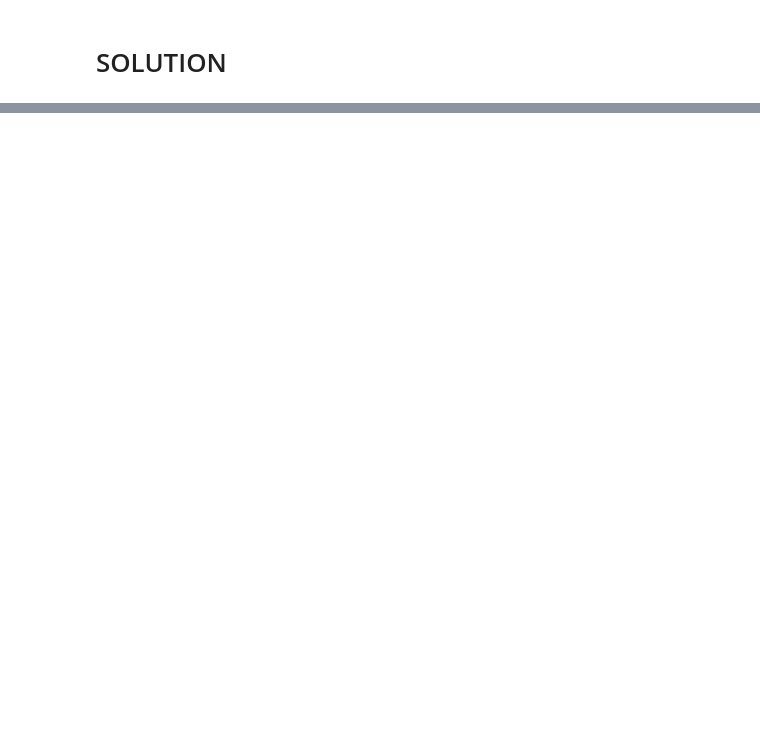
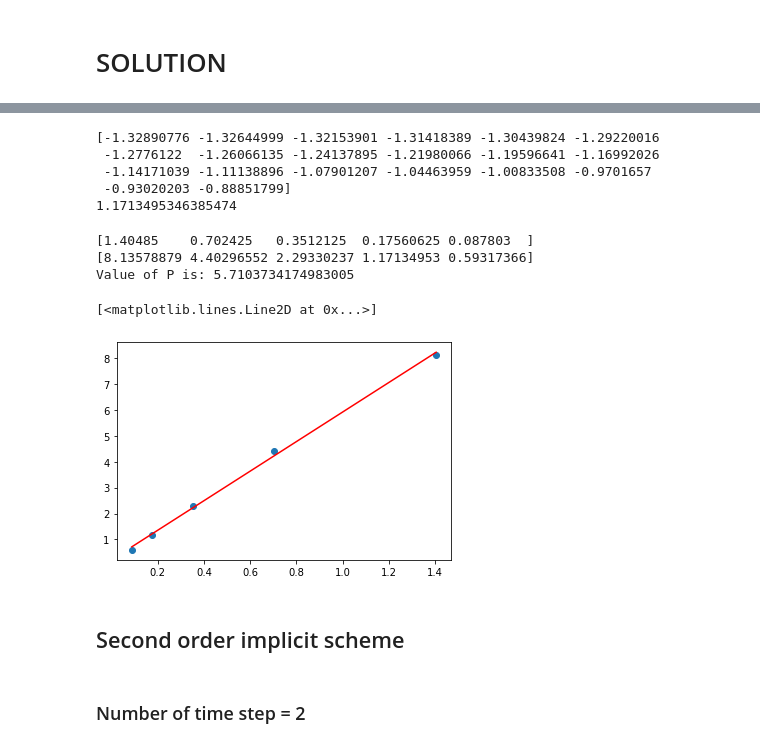
Before and after one commit to vflores4/Assignment-2, a Jupyter notebook: Assignment_2.ipynb, the cells around one changed output, grey strips where cells are left out. Cells and saved outputs as stored; diff of their text form; code cells hidden in the pictures; blank space fills up the shorter version.

```diff
--- a/Assignment_2.ipynb
+++ b/Assignment_2.ipynb
@@ -408,0 +1037,10 @@ class FirstOrderTransientModel:
+# %%
+#To calculate the value of e
+
+err = T_final[1:-1] - T_exp8[1:-1]
+print(err)
+sum_err = np.sum(err)
+
+err_bar8 = np.abs(sum_err)/grid.ncv
+
+print (err_bar8)
@@ -408,0 +1172,45 @@ class FirstOrderTransientModel:
+# %%
+#To calculate the value of e
+
+err = T_final[1:-1] - T_exp16[1:-1]
+print(err)
+sum_err = np.sum(err)
+
+err_bar16 = np.abs(sum_err)/grid.ncv
+
+print (err_bar16)
+# %% [output]
+[-1.32890776 -1.32644999 -1.32153901 -1.31418389 -1.30439824 -1.29220016
+ -1.2776122  -1.26066135 -1.24137895 -1.21980066 -1.19596641 -1.16992026
+ -1.14171039 -1.11138896 -1.07901207 -1.04463959 -1.00833508 -0.9701657
+ -0.93020203 -0.88851799]
+1.1713495346385474
+# %%
+#To generate the plot of e bar vs deltat
+
+from scipy import stats
+import numpy as np
+
+x = np.array([dt2, dt4, dt8, dt16, dt32])
+print (x)
+y = np.array([err_bar2, err_bar4, err_bar8, err_bar16, err_bar32])
+
+print (y)
+
+res = stats.linregress(x, y)
+
+#slope, intercept, r_value, p_value, std_err = stats.linregress(x,y)
+print ("Value of P is:", slope)
+
+plt.plot(x, y, 'o', label='original data')
+plt.plot(x, res.intercept + res.slope*x, 'r', label='fitted line')
+# %% [output]
+[1.40485    0.702425   0.3512125  0.17560625 0.087803  ]
+[8.13578879 4.40296552 2.29330237 1.17134953 0.59317366]
+Value of P is: 5.7103734174983005
+[<matplotlib.lines.Line2D at 0x...>]
+[figure, added]
+# %% [markdown]
+## Second order implicit scheme
+# %% [markdown]
+### Number of time step = 2
```
Also changed, not shown: parts of 48 cells of this notebook, 1 other file.
